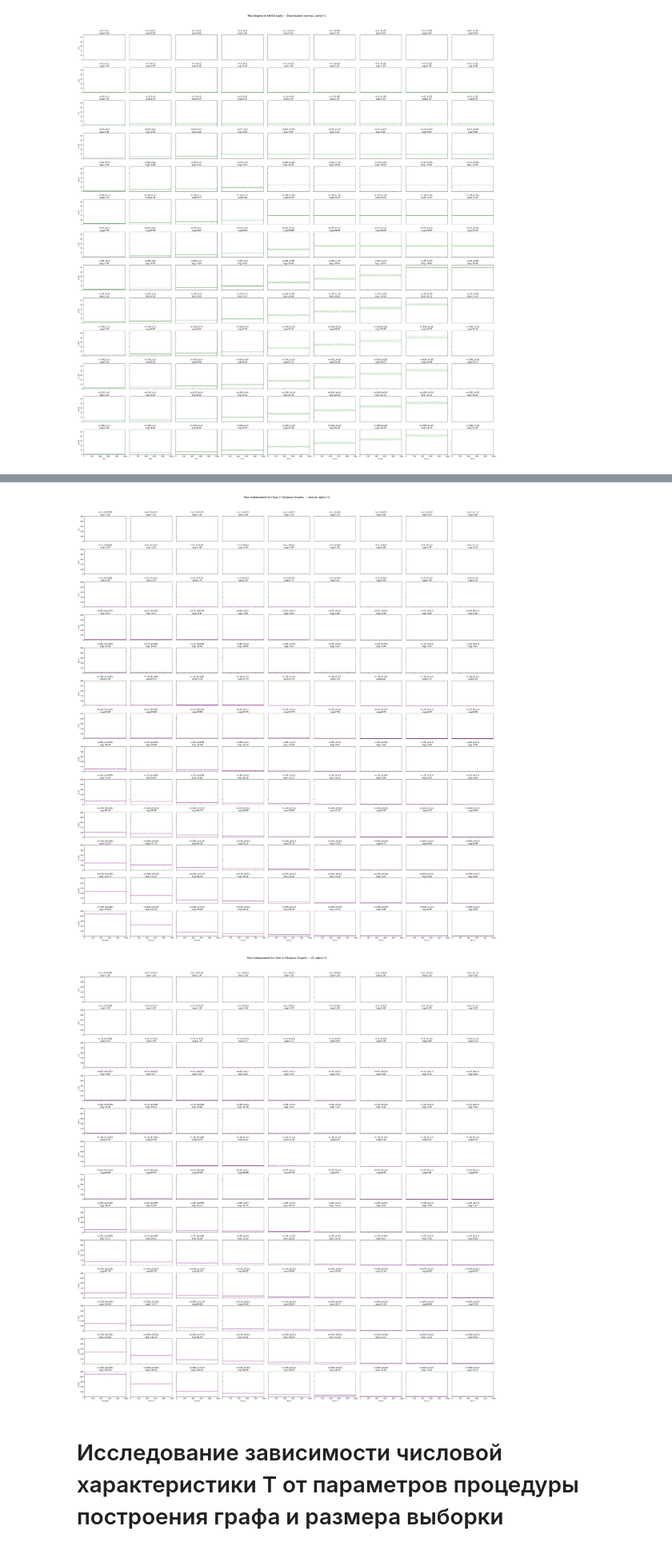
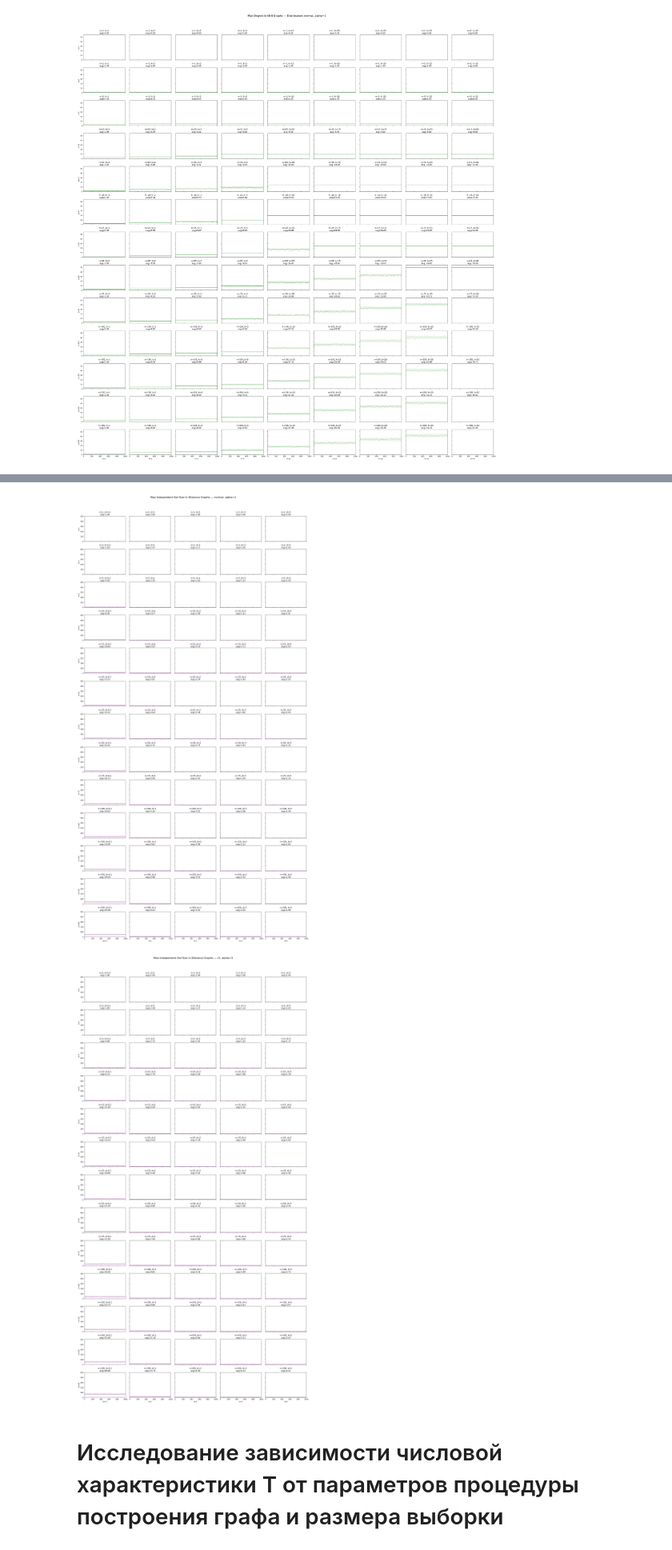
Before and after one commit to Katrysechka/dm-lab, a Jupyter notebook: notebooks/part1_experiments.ipynb, the cells around one changed output, grey strips where cells are left out. Shown at 80% size. Cells and saved outputs as stored; diff of their text form; code cells hidden in the pictures.

```diff
--- a/notebooks/part1_experiments.ipynb
+++ b/notebooks/part1_experiments.ipynb
@@ -271,13 +297,13 @@ def plot_grid_mis_size_dist(distance_thresholds):
         plt.show()
 # %%
 n_samples = [1, 2, 5, 10, 15, 20, 25, 50, 75, 100, 150, 250, 500]
-distance_thresholds = [0.001, 0.01, 0.05, 0.1, 0.2, 0.4, 0.8, 1.0, 1.5]
+distance_thresholds = [0.1, 1, 2, 3,5 ]
 n_iter = 1000
 
 plot_grid_mis_size_dist(distance_thresholds)
 # %% [output]
-[figure, old version]
+[figure, new version]
-[figure, old version]
+[figure, new version]
 # %% [markdown]
 # Исследование зависимости числовой характеристики T от параметров процедуры построения графа и размера выборки
 # %%
```
Also changed, not shown: parts of 8 cells of this notebook, 3 other files.
